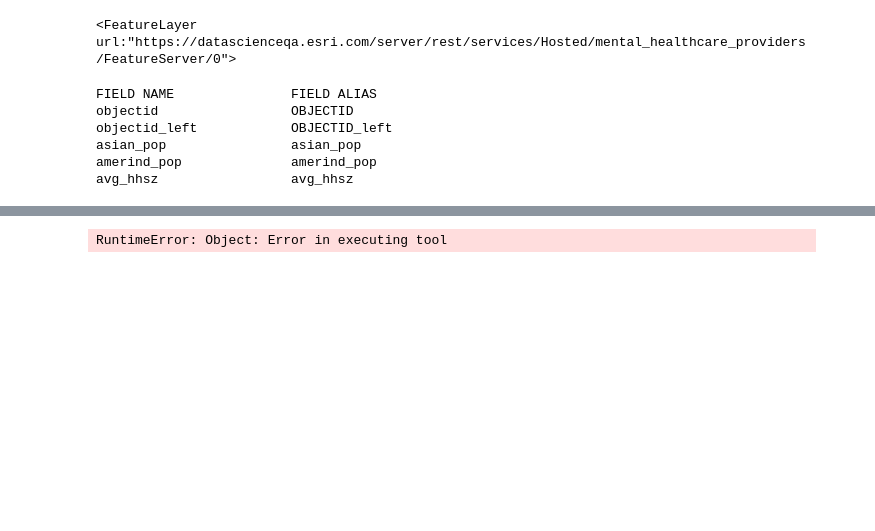
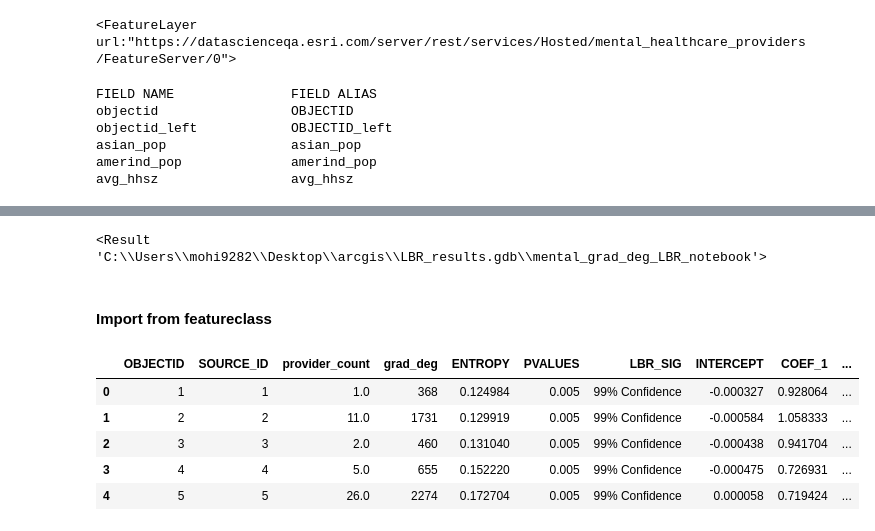
Before and after one commit to mohi9282/arcgis-python-api, a Jupyter notebook: samples/04_gis_analysts_data_scientists/provider_shortage_part4_mental_spatial.ipynb, the cells around one changed output, grey strips where cells are left out. Cells and saved outputs as stored; diff of their text form; code cells hidden in the pictures; blank space fills up the shorter version.

```diff
--- a/samples/04_gis_analysts_data_scientists/provider_shortage_part4_mental_spatial.ipynb
+++ b/samples/04_gis_analysts_data_scientists/provider_shortage_part4_mental_spatial.ipynb
@@ -1513,8 +1537,12 @@ from arcpy.stats import LocalBivariateRelationships
 # %%
 # Local bivariate
-# arcpy.stats.LocalBivariateRelationships(r"C:\Users\mohi9282\Desktop\arcgis\mental_results\mental_results.gdb", "provider_count","grad_deg", r"C:\Users\mohi9282\Desktop\arcgis\LBRresults\mental_grad_deg_LBR",30, 199, "CREATE_POPUP", "90%", "APPLY_FDR", 0.5)
-arcpy.stats.LocalBivariateRelationships(mental_prov_layer, "provider_count","grad_deg", r"C:\Users\mohi9282\Desktop\arcgis\LBR_results.gdb\mental_grad_deg_LBR",30, 199, "CREATE_POPUP", "90%", "APPLY_FDR", 0.5)
+arcpy.stats.LocalBivariateRelationships(r"C:\Users\mohi9282\Desktop\arcgis\mental_results\mental_results.gdb\mental_provider_df",
+                                        "provider_count","grad_deg", r"C:\Users\mohi9282\Desktop\arcgis\LBR_results.gdb\mental_grad_deg_LBR_notebook",
+                                        30, 199, "CREATE_POPUP", "90%", "APPLY_FDR", 0.5)
+# arcpy.stats.LocalBivariateRelationships(mental_prov_layer, "provider_count","grad_deg", r"C:\Users\mohi9282\Desktop\arcgis\LBR_results.gdb\mental_grad_deg_LBR",30, 199, "CREATE_POPUP", "90%", "APPLY_FDR", 0.5)
 # %% [output]
-RuntimeError: Object: Error in executing tool
+<Result 'C:\\Users\\mohi9282\\Desktop\\arcgis\\LBR_results.gdb\\mental_grad_deg_LBR_notebook'>
+# %% [markdown]
+#### Import from featureclass
 # %%
 import arcpy
@@ -1520,0 +1550,11 @@ import arcpy
+# %%
+test_sdf = pd.DataFrame.spatial.from_featureclass(r'C:\Users\mohi9282\Desktop\arcgis\LBR_results.gdb\mental_grad_deg_LBR_notebook')
+# %%
+test_sdf.head()
+# %% [output]
+|  | OBJECTID | SOURCE_ID | provider_count | grad_deg | ENTROPY | PVALUES | LBR_SIG | INTERCEPT | COEF_1 | ... |
+| 0 | 1 | 1 | 1.0 | 368 | 0.124984 | 0.005 | 99% Confidence | -0.000327 | 0.928064 | ... |
+| 1 | 2 | 2 | 11.0 | 1731 | 0.129919 | 0.005 | 99% Confidence | -0.000584 | 1.058333 | ... |
+| 2 | 3 | 3 | 2.0 | 460 | 0.131040 | 0.005 | 99% Confidence | -0.000438 | 0.941704 | ... |
+| 3 | 4 | 4 | 5.0 | 655 | 0.152220 | 0.005 | 99% Confidence | -0.000475 | 0.726931 | ... |
+| 4 | 5 | 5 | 26.0 | 2274 | 0.172704 | 0.005 | 99% Confidence | 0.000058 | 0.719424 | ... |
```
Also changed, not shown: parts of 14 cells of this notebook.
